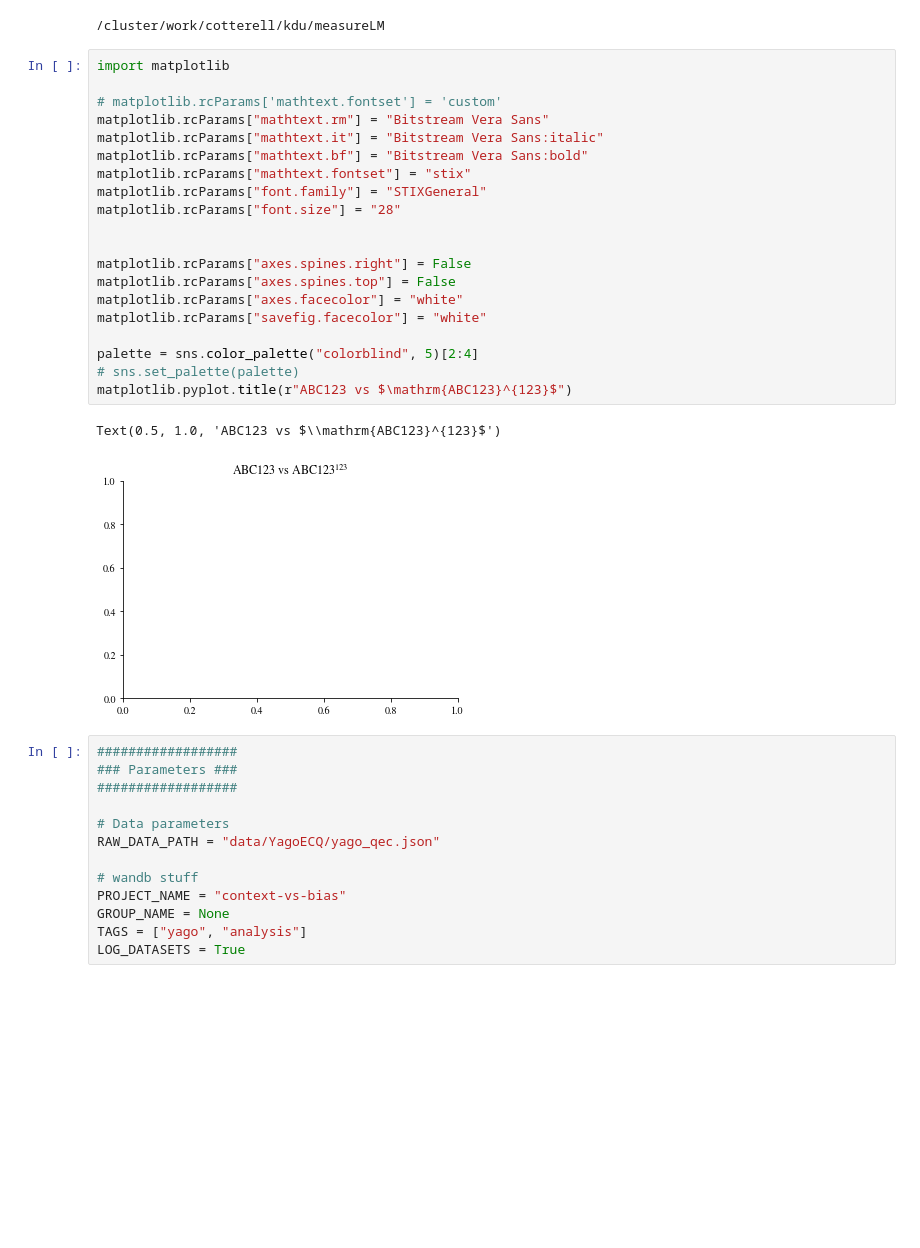
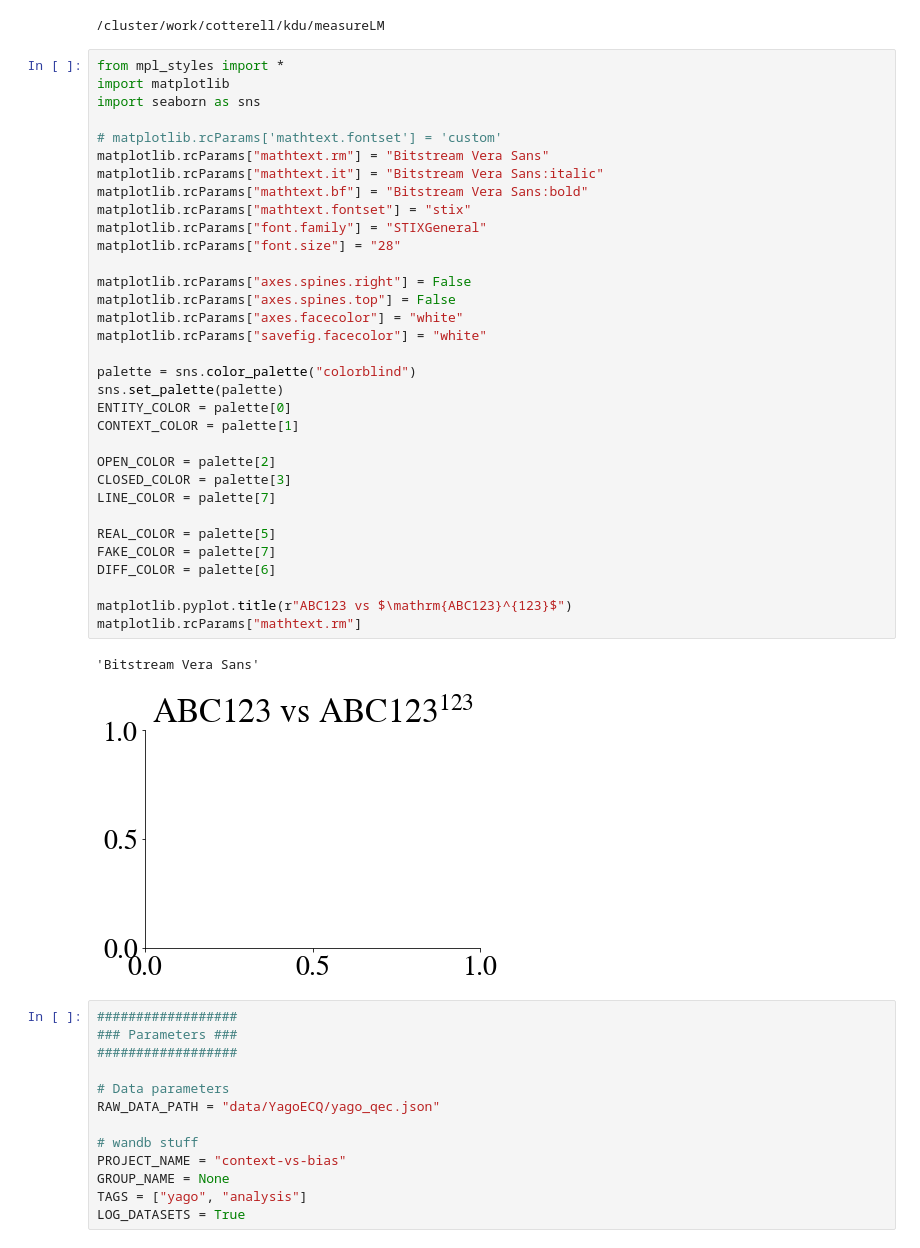
Before and after one commit to kdu4108/measureLM, a Jupyter notebook: summarize.ipynb, the cells around one changed output. Cells and saved outputs as stored; diff of their text form; blank space fills up the shorter version.

```diff
--- a/summarize.ipynb
+++ b/summarize.ipynb
@@ -48,28 +40,41 @@ please provide us feedback at https://github.com/pandas-dev/pandas/issues/54466
 # %% [output]
 /cluster/work/cotterell/kdu/measureLM
 # %%
+from mpl_styles import *
 import matplotlib
+import seaborn as sns
 
 # matplotlib.rcParams['mathtext.fontset'] = 'custom'
 matplotlib.rcParams["mathtext.rm"] = "Bitstream Vera Sans"
 matplotlib.rcParams["mathtext.it"] = "Bitstream Vera Sans:italic"
 matplotlib.rcParams["mathtext.bf"] = "Bitstream Vera Sans:bold"
 matplotlib.rcParams["mathtext.fontset"] = "stix"
 matplotlib.rcParams["font.family"] = "STIXGeneral"
 matplotlib.rcParams["font.size"] = "28"
 
-
 matplotlib.rcParams["axes.spines.right"] = False
 matplotlib.rcParams["axes.spines.top"] = False
 matplotlib.rcParams["axes.facecolor"] = "white"
 matplotlib.rcParams["savefig.facecolor"] = "white"
 
-palette = sns.color_palette("colorblind", 5)[2:4]
-# sns.set_palette(palette)
+palette = sns.color_palette("colorblind")
+sns.set_palette(palette)
+ENTITY_COLOR = palette[0]
+CONTEXT_COLOR = palette[1]
+
+OPEN_COLOR = palette[2]
+CLOSED_COLOR = palette[3]
+LINE_COLOR = palette[7]
+
+REAL_COLOR = palette[5]
+FAKE_COLOR = palette[7]
+DIFF_COLOR = palette[6]
+
 matplotlib.pyplot.title(r"ABC123 vs $\mathrm{ABC123}^{123}$")
+matplotlib.rcParams["mathtext.rm"]
 # %% [output]
-Text(0.5, 1.0, 'ABC123 vs $\\mathrm{ABC123}^{123}$')
+'Bitstream Vera Sans'
-[figure, old version]
+[figure, new version]
 # %%
 ##################
 ### Parameters ###
```
Also changed, not shown: parts of 23 cells of this notebook, 12 other files.
